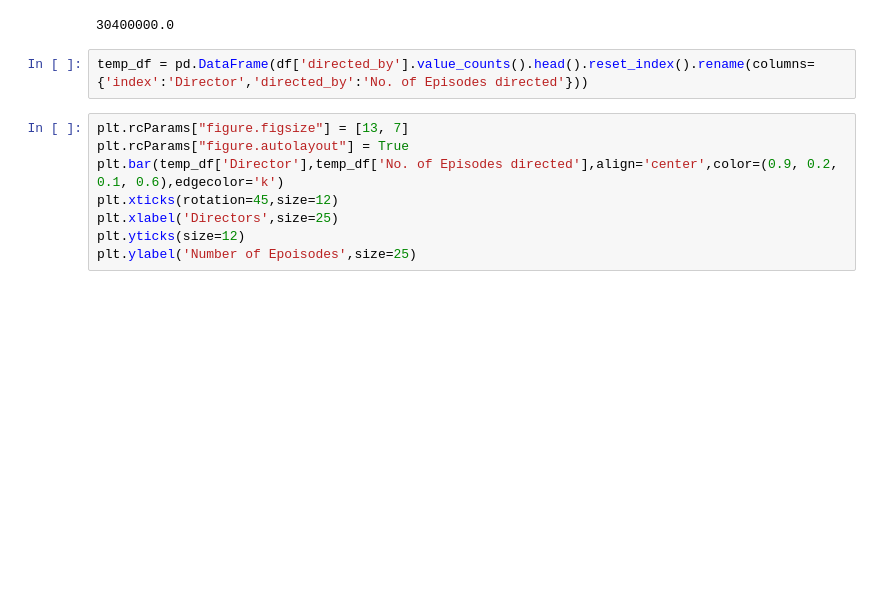
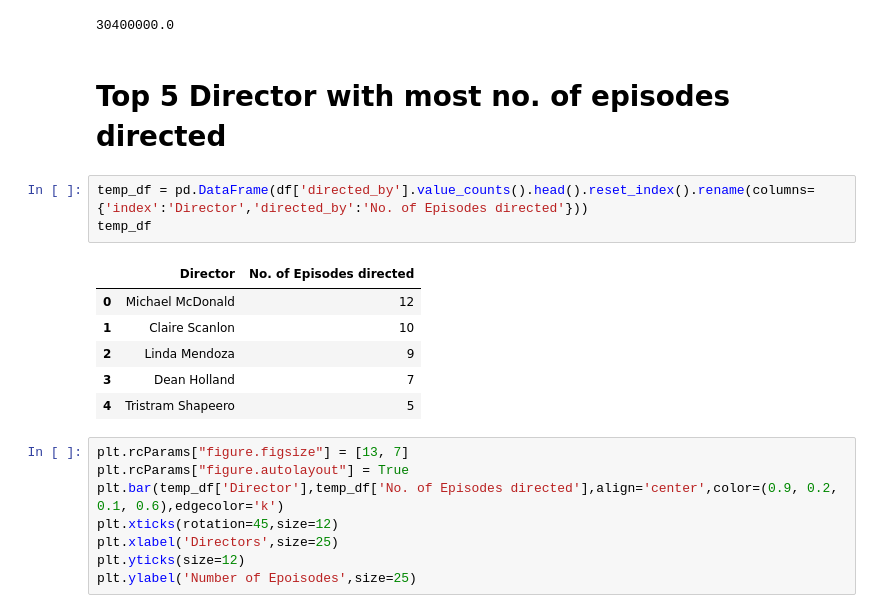
Before and after one commit to anuj561/Brooklyn-99-Data-Analysis, a Jupyter notebook: Brooklyn_99_data_analysis.ipynb, the cells around one changed output. Drawn from its saved outputs; the diff is of its cells as text; blank space fills up the shorter version.

```diff
--- a/Brooklyn_99_data_analysis.ipynb
+++ b/Brooklyn_99_data_analysis.ipynb
@@ -25,8 +28,18 @@ df[['directed_by','us_viewers']].groupby(['directed_by']).sum().reset_index().so
 df[df['directed_by']=='Michael McDonald']['us_viewers'].sum()
 # %% [output]
 30400000.0
+# %% [markdown]
+# Top 5 Director with most no. of episodes directed
 # %%
 temp_df = pd.DataFrame(df['directed_by'].value_counts().head().reset_index().rename(columns={'index':'Director','directed_by':'No. of Episodes directed'}))
+temp_df
+# %% [output]
+|  | Director | No. of Episodes directed |
+| 0 | Michael McDonald | 12 |
+| 1 | Claire Scanlon | 10 |
+| 2 | Linda Mendoza | 9 |
+| 3 | Dean Holland | 7 |
+| 4 | Tristram Shapeero | 5 |
 # %%
 plt.rcParams["figure.figsize"] = [13, 7]
 plt.rcParams["figure.autolayout"] = True
```
Also changed, not shown: parts of 14 cells of this notebook.
